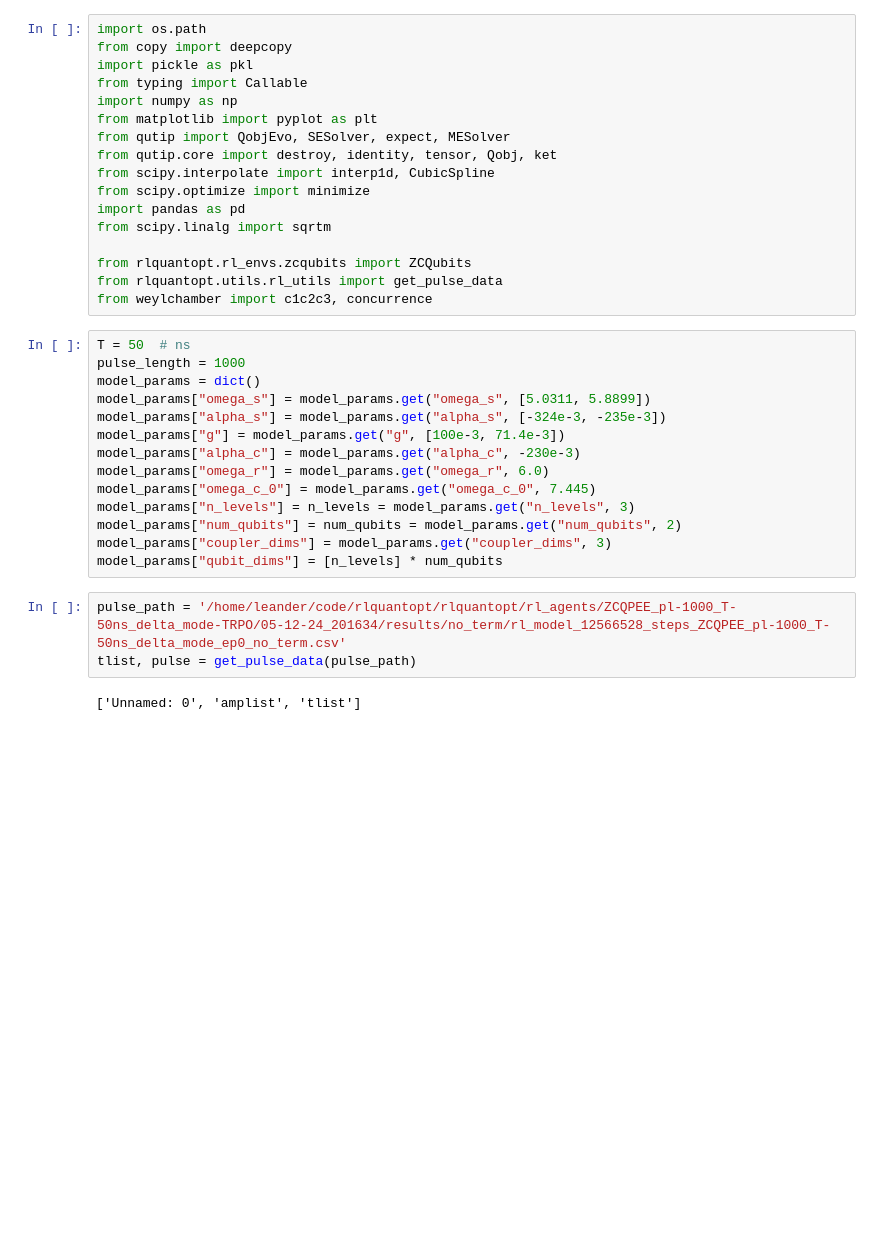
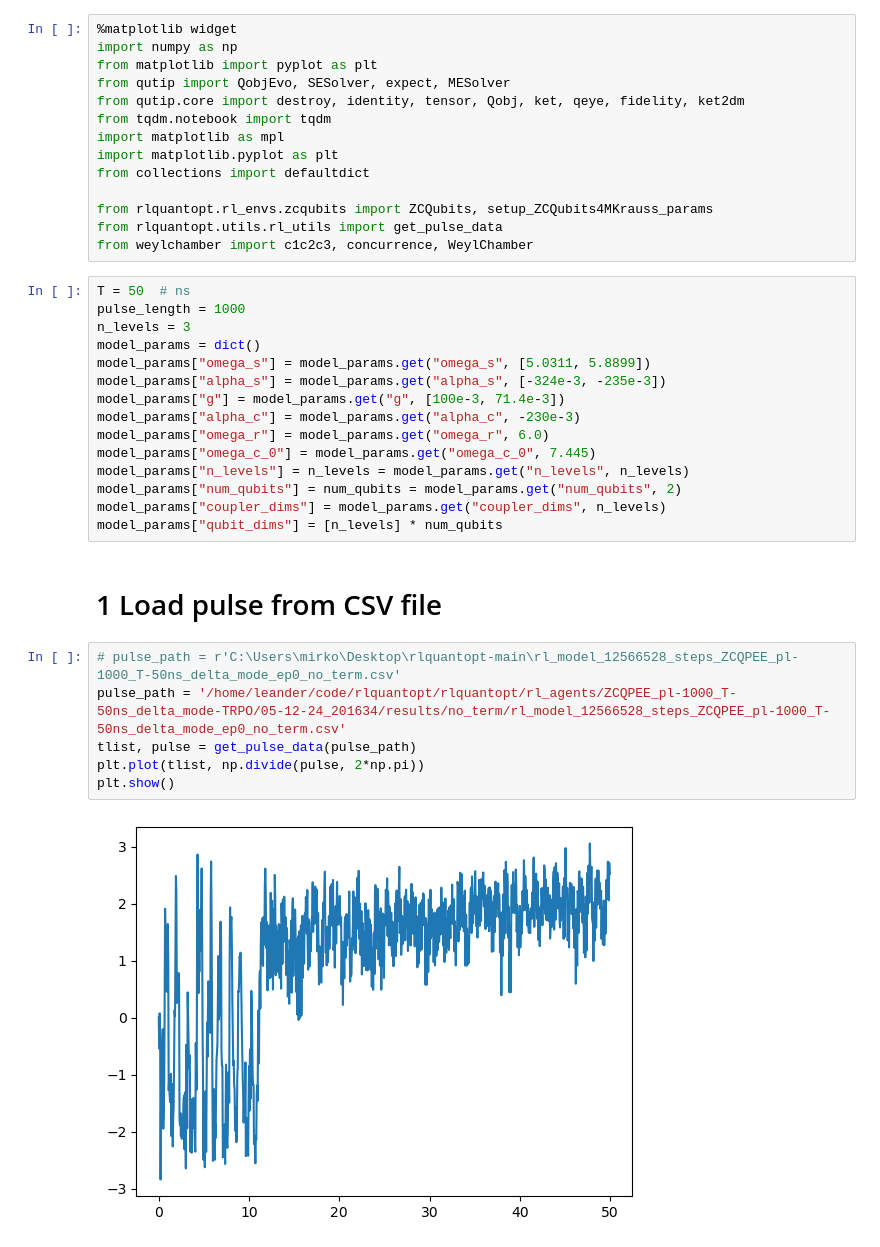
Before and after one commit to leandergrech/rlquantopt, a Jupyter notebook: rlquantopt/rl_analysis/noisy_simulation/NoisySimulation.ipynb, the cells around one changed output. Saved outputs shown, nothing was run; the diff lists cells and outputs as text; blank space fills up the shorter version.

```diff
--- a/rlquantopt/rl_analysis/noisy_simulation/NoisySimulation.ipynb
+++ b/rlquantopt/rl_analysis/noisy_simulation/NoisySimulation.ipynb
@@ -1,23 +3,21 @@
 # %%
-import os.path
-from copy import deepcopy
-import pickle as pkl
-from typing import Callable
+%matplotlib widget
 import numpy as np
 from matplotlib import pyplot as plt
 from qutip import QobjEvo, SESolver, expect, MESolver
-from qutip.core import destroy, identity, tensor, Qobj, ket
-from scipy.interpolate import interp1d, CubicSpline
-from scipy.optimize import minimize
-import pandas as pd
-from scipy.linalg import sqrtm
+from qutip.core import destroy, identity, tensor, Qobj, ket, qeye, fidelity, ket2dm
+from tqdm.notebook import tqdm
+import matplotlib as mpl
+import matplotlib.pyplot as plt
+from collections import defaultdict
 
-from rlquantopt.rl_envs.zcqubits import ZCQubits
+from rlquantopt.rl_envs.zcqubits import ZCQubits, setup_ZCQubits4MKrauss_params
 from rlquantopt.utils.rl_utils import get_pulse_data
-from weylchamber import c1c2c3, concurrence
+from weylchamber import c1c2c3, concurrence, WeylChamber
 # %%
 T = 50  # ns
 pulse_length = 1000
+n_levels = 3
 model_params = dict()
 model_params["omega_s"] = model_params.get("omega_s", [5.0311, 5.8899])
 model_params["alpha_s"] = model_params.get("alpha_s", [-324e-3, -235e-3])
@@ -25,12 +25,17 @@ model_params["g"] = model_params.get("g", [100e-3, 71.4e-3])
 model_params["alpha_c"] = model_params.get("alpha_c", -230e-3)
 model_params["omega_r"] = model_params.get("omega_r", 6.0)
 model_params["omega_c_0"] = model_params.get("omega_c_0", 7.445)
-model_params["n_levels"] = n_levels = model_params.get("n_levels", 3)
+model_params["n_levels"] = n_levels = model_params.get("n_levels", n_levels)
 model_params["num_qubits"] = num_qubits = model_params.get("num_qubits", 2)
-model_params["coupler_dims"] = model_params.get("coupler_dims", 3)
+model_params["coupler_dims"] = model_params.get("coupler_dims", n_levels)
 model_params["qubit_dims"] = [n_levels] * num_qubits
+# %% [markdown]
+# 1 Load pulse from CSV file
 # %%
+# pulse_path = r'C:\Users\mirko\Desktop\rlquantopt-main\rl_model_12566528_steps_ZCQPEE_pl-1000_T-50ns_delta_mode_ep0_no_term.csv'
 pulse_path = '/home/leander/code/rlquantopt/rlquantopt/rl_agents/ZCQPEE_pl-1000_T-50ns_delta_mode-TRPO/05-12-24_201634/results/no_term/rl_model_12566528_steps_ZCQPEE_pl-1000_T-50ns_delta_mode_ep0_no_term.csv'
 tlist, pulse = get_pulse_data(pulse_path)
+plt.plot(tlist, np.divide(pulse, 2*np.pi))
+plt.show()
 # %% [output]
-['Unnamed: 0', 'amplist', 'tlist']
+[figure, added]
```
Also changed, not shown: parts of 39 cells of this notebook, 34 other files.
